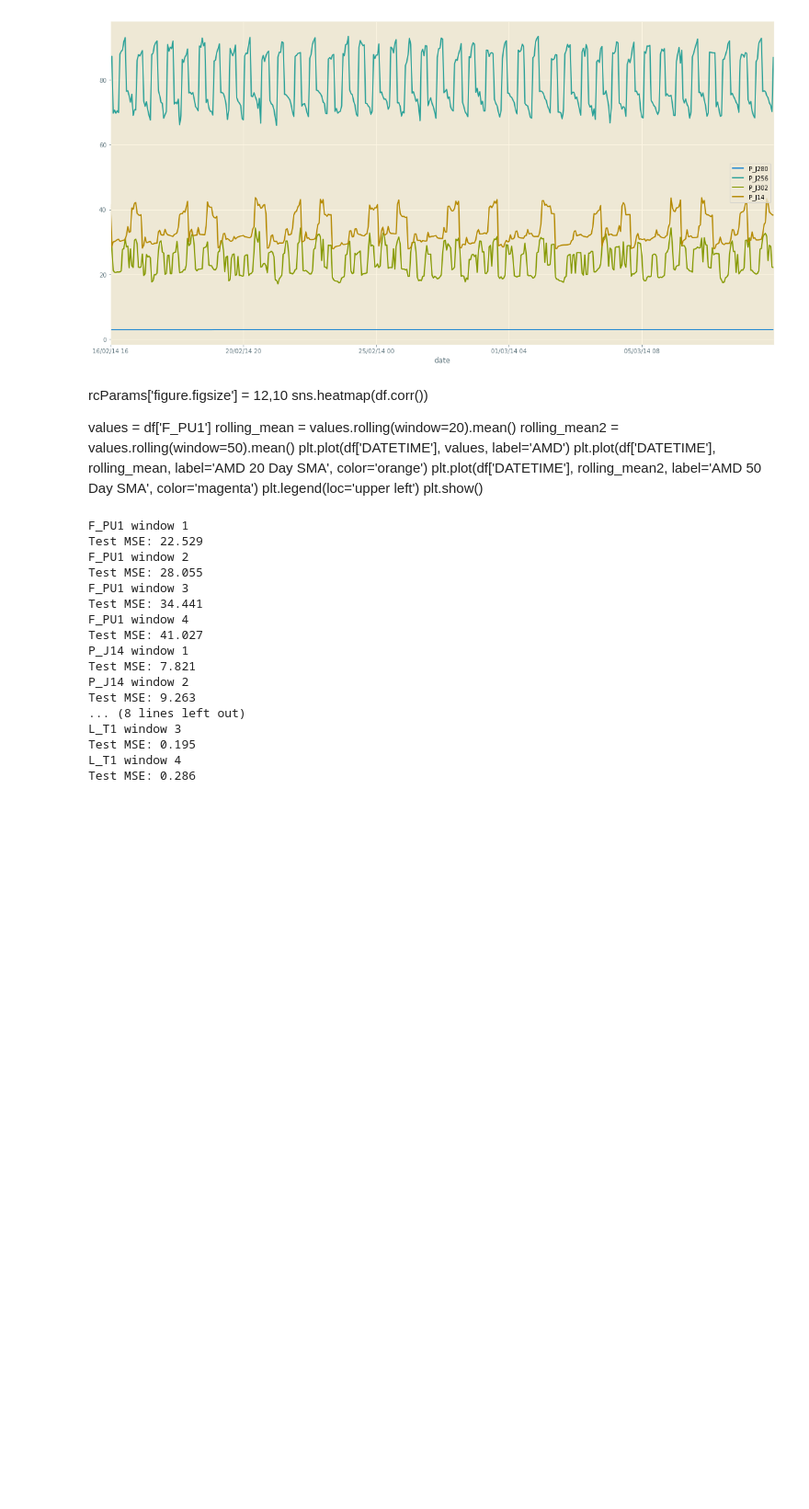
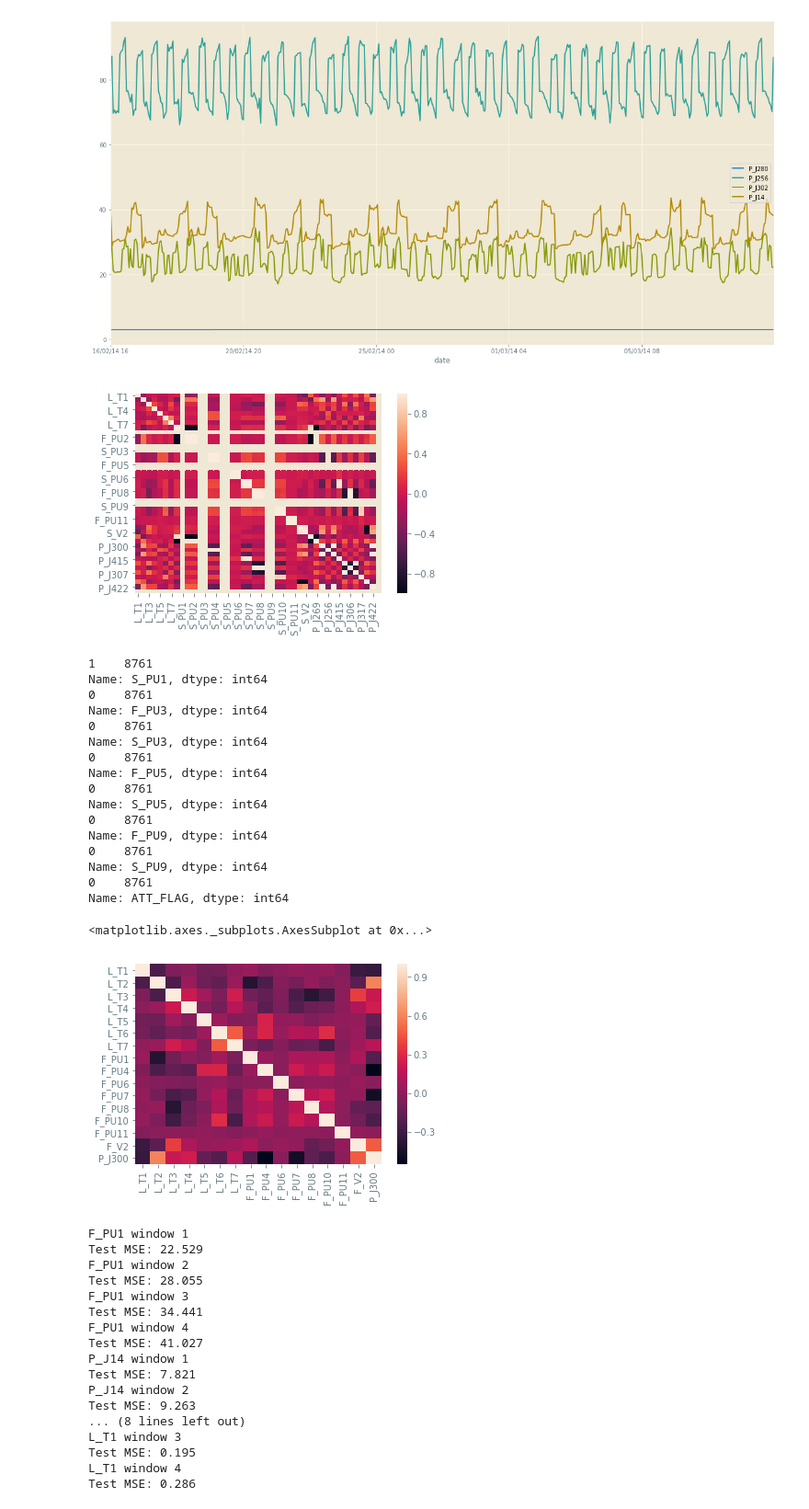
Before and after one commit to mennobo/CS4035_CDA_3, a Jupyter notebook: Assignment 2/Task1.ipynb, the cells around one changed output. Shown at 92% size. Drawn from its saved outputs; the diff is of its cells as text; code cells hidden in the pictures; blank space fills up the shorter version.

```diff
--- a/Assignment 2/Task1.ipynb
+++ b/Assignment 2/Task1.ipynb
@@ -62,18 +63,48 @@ data_preproc3.plot(figsize=(20,10), x='date')
 [figure]
 [figure]
 [figure]
-# %% [markdown]
-rcParams['figure.figsize'] = 12,10
-sns.heatmap(df.corr())
-
-values = df['F_PU1']
-rolling_mean = values.rolling(window=20).mean()
-rolling_mean2 = values.rolling(window=50).mean()
-plt.plot(df['DATETIME'], values, label='AMD')
-plt.plot(df['DATETIME'], rolling_mean, label='AMD 20 Day SMA', color='orange')
-plt.plot(df['DATETIME'], rolling_mean2, label='AMD 50 Day SMA', color='magenta')
-plt.legend(loc='upper left')
-plt.show()
+# %%
+sns.heatmap(df.corr())
+values = df['F_PU1']
+plt.show()
+
+# Remove all columns with a perfect correlation:
+perfect_cor = ['S_PU1', 'F_PU3', 'S_PU3', 'F_PU5', 'S_PU5', 'F_PU9', 'S_PU9', 'ATT_FLAG']
+# check all the removed columns on their data (they all contain exactly the same value everywhere so they can be removed)
+final_columns = list(df.columns)
+for col in perfect_cor:
+    print(df[col].value_counts())
+    final_columns.remove(col)
+
+def trimm_correlated(df_in, threshold):
+    df_corr = df_in.corr(method='pearson', min_periods=1)
+    df_not_correlated = ~(df_corr.mask(np.tril(np.ones([len(df_corr)]*2, dtype=bool))).abs() > threshold).any()
+    un_corr_idx = df_not_correlated.loc[df_not_correlated[df_not_correlated.index] == True].index
+    df_out = df_in[un_corr_idx]
+    return df_out
+
+new_df = trimm_correlated(df[final_columns], 0.8)
+sns.heatmap(new_df.corr())
+# %% [output]
+[figure, added]
+1    8761
+Name: S_PU1, dtype: int64
+0    8761
+Name: F_PU3, dtype: int64
+0    8761
+Name: S_PU3, dtype: int64
+0    8761
+Name: F_PU5, dtype: int64
+0    8761
+Name: S_PU5, dtype: int64
+0    8761
+Name: F_PU9, dtype: int64
+0    8761
+Name: S_PU9, dtype: int64
+0    8761
+Name: ATT_FLAG, dtype: int64
+<matplotlib.axes._subplots.AxesSubplot at 0x...>
+[figure, added]
 # %%
 from numpy import mean
 from sklearn.metrics import mean_squared_error
```
Also changed, not shown: parts of 34 cells of this notebook.
